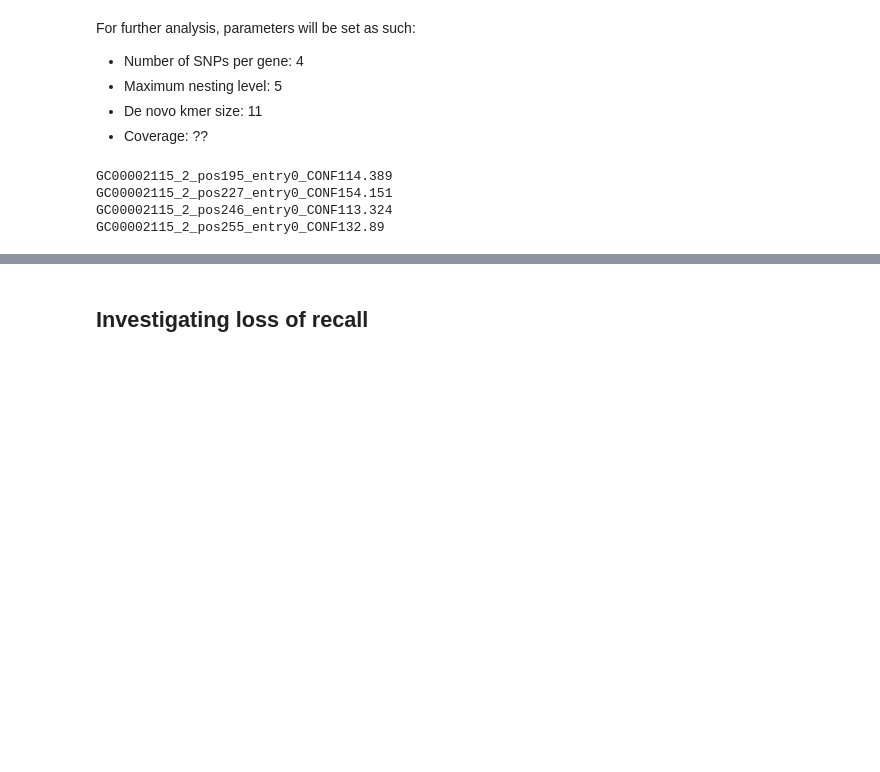
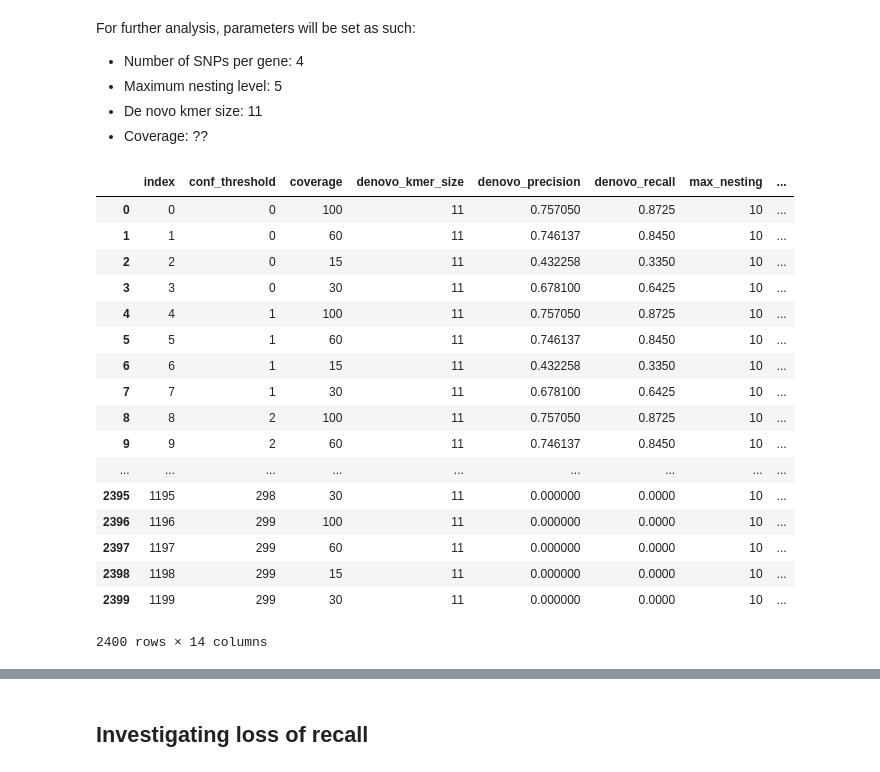
Before and after one commit to mbhall88/pandora_simulations, a Jupyter notebook: scripts/results.ipynb, the cells around one changed output, grey strips where cells are left out. Cells and saved outputs as stored; diff of their text form; code cells hidden in the pictures; blank space fills up the shorter version.

```diff
--- a/scripts/results.ipynb
+++ b/scripts/results.ipynb
@@ -15,7 +15,7 @@ POINT_SIZE = 60
 # %% [markdown]
 Load the result json files into a custom class that gives easy access to evaluation metrics.
 # %%
-results = [Result.from_json(p) for p in Path("../analysis/").rglob("*.json")]
+results = [Result.from_json(p) for p in Path("../analysis/").rglob("*evaluation/results.json")]
 # %% [markdown]
 Turn results into a dataframe for plotting
 # %%
@@ -679,10 +708 @@ df = pd.DataFrame(results_dicts_conf)
 #df = conf_df.query("denovo_kmer_size==@denovo_kmer_size & num_snps==@num_snps & max_nesting==@max_nesting & read_quality==@read_quality")
-# %%
-idxs = [i for i, n in enumerate(r.data["ref_ids"]) if n == "A20360G"]
-for i in idxs:
-    print(r.data["ids"][i])
-# %% [output]
-GC00002115_2_pos195_entry0_CONF114.389
-GC00002115_2_pos227_entry0_CONF154.151
-GC00002115_2_pos246_entry0_CONF113.324
-GC00002115_2_pos255_entry0_CONF132.89
@@ -689,3 +720,26 @@ GC00002115_2_pos255_entry0_CONF132.89
+# %%
+df = pd.concat([df_with_denovo, df_no_denovo])
+df = df.reset_index()
+df
+# %% [output]
+|  | index | conf_threshold | coverage | denovo_kmer_size | denovo_precision | denovo_recall | max_nesting | ... |
+| 0 | 0 | 0 | 100 | 11 | 0.757050 | 0.8725 | 10 | ... |
+| 1 | 1 | 0 | 60 | 11 | 0.746137 | 0.8450 | 10 | ... |
+| 2 | 2 | 0 | 15 | 11 | 0.432258 | 0.3350 | 10 | ... |
+| 3 | 3 | 0 | 30 | 11 | 0.678100 | 0.6425 | 10 | ... |
+| 4 | 4 | 1 | 100 | 11 | 0.757050 | 0.8725 | 10 | ... |
+| 5 | 5 | 1 | 60 | 11 | 0.746137 | 0.8450 | 10 | ... |
+| 6 | 6 | 1 | 15 | 11 | 0.432258 | 0.3350 | 10 | ... |
+| 7 | 7 | 1 | 30 | 11 | 0.678100 | 0.6425 | 10 | ... |
+| 8 | 8 | 2 | 100 | 11 | 0.757050 | 0.8725 | 10 | ... |
+| 9 | 9 | 2 | 60 | 11 | 0.746137 | 0.8450 | 10 | ... |
+| ... | ... | ... | ... | ... | ... | ... | ... | ... |
+| 2395 | 1195 | 298 | 30 | 11 | 0.000000 | 0.0000 | 10 | ... |
+| 2396 | 1196 | 299 | 100 | 11 | 0.000000 | 0.0000 | 10 | ... |
+| 2397 | 1197 | 299 | 60 | 11 | 0.000000 | 0.0000 | 10 | ... |
+| 2398 | 1198 | 299 | 15 | 11 | 0.000000 | 0.0000 | 10 | ... |
+| 2399 | 1199 | 299 | 30 | 11 | 0.000000 | 0.0000 | 10 | ... |
+2400 rows × 14 columns
 # %%
 fig, ax = plt.subplots(figsize=FIGSIZE)
 plot = sns.scatterplot(x="overall_recall",
```
Also changed, not shown: parts of 12 cells of this notebook.
